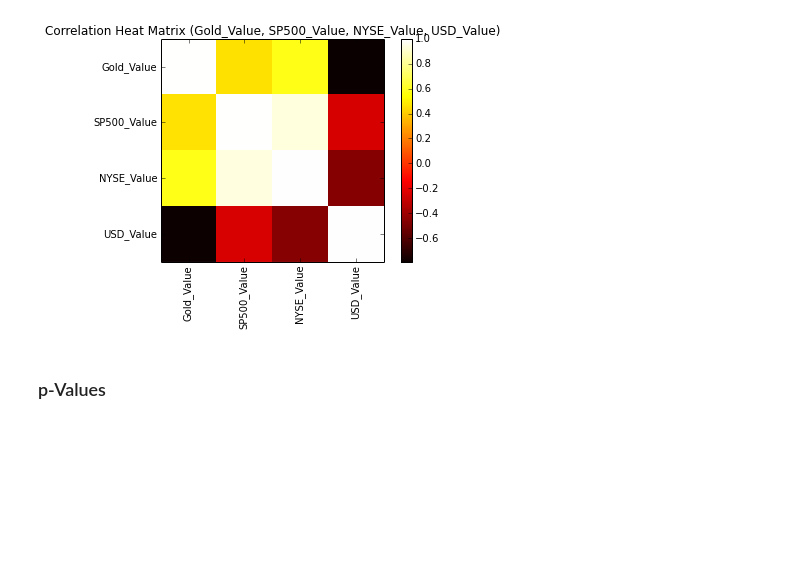
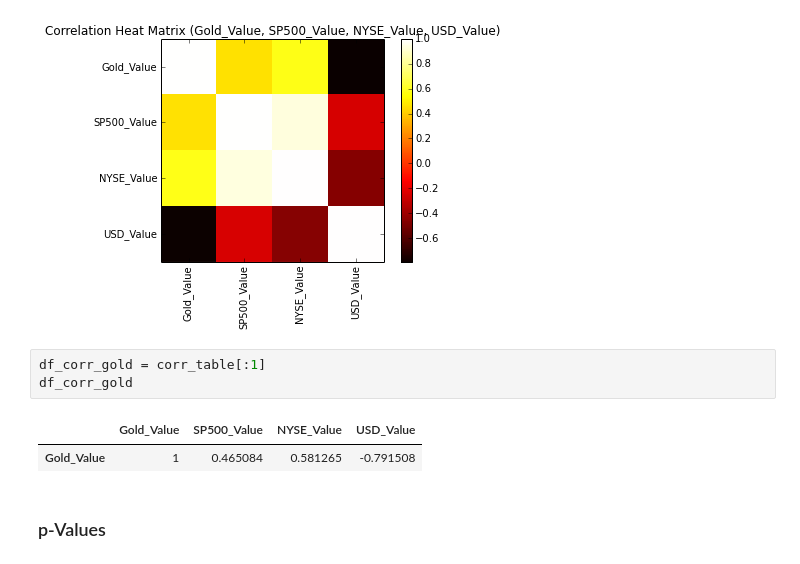
Before and after one commit to Sree-vathsan/CSE591-Data-Science-Project, a Jupyter notebook: regressionModel/Linear_Reg_Model_Gold.ipynb, the cells around one changed output. Drawn from its saved outputs; the diff is of its cells as text; blank space fills up the shorter version.

```diff
--- a/regressionModel/Linear_Reg_Model_Gold.ipynb
+++ b/regressionModel/Linear_Reg_Model_Gold.ipynb
@@ -106,5 +106,11 @@ SP500_Value    0.465084     1.000000    0.941355  -0.242848
 NYSE_Value     0.581265     0.941355    1.000000  -0.462466
 USD_Value     -0.791508    -0.242848   -0.462466   1.000000
 [figure]
+# %%
+df_corr_gold = corr_table[:1]
+df_corr_gold
+# %% [output]
+|  | Gold_Value | SP500_Value | NYSE_Value | USD_Value |
+| Gold_Value | 1 | 0.465084 | 0.581265 | -0.791508 |
 # %% [markdown]
 ### p-Values
```
Also changed, not shown: parts of 22 cells of this notebook.
